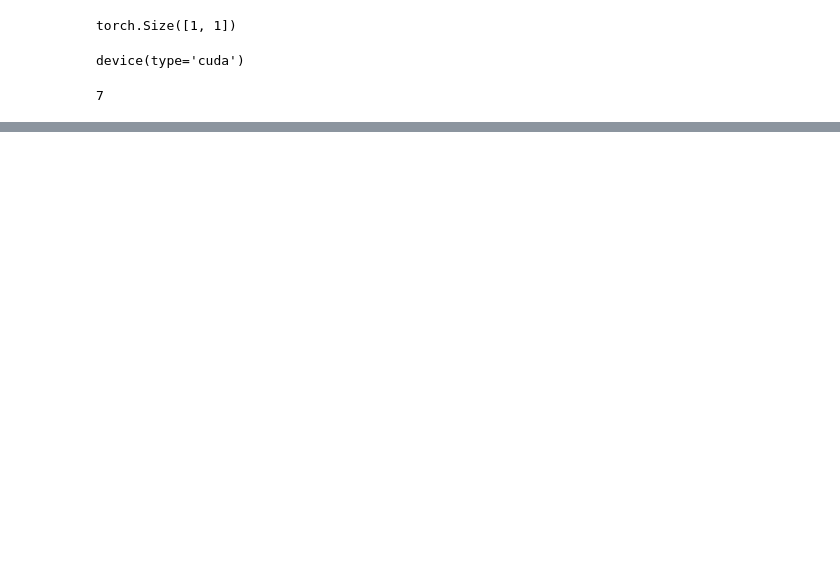
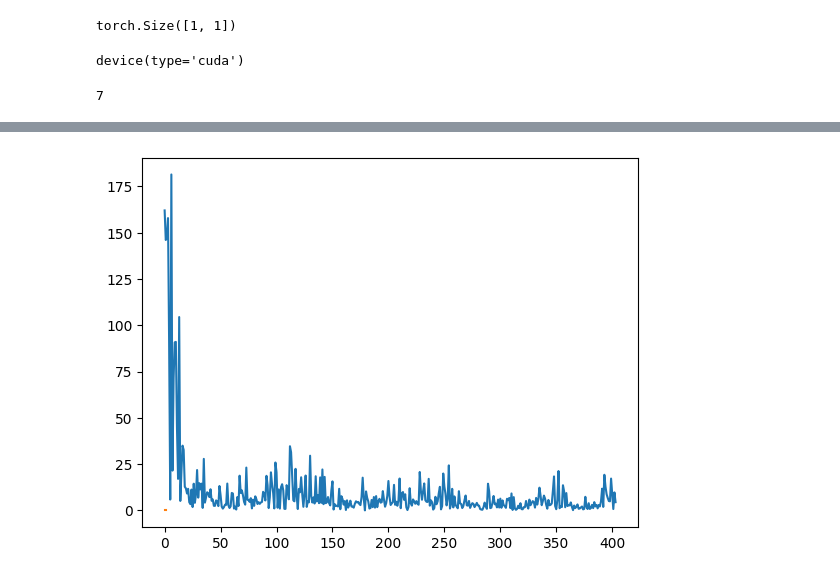
Before and after one commit to fangjunzhou/ttvp, a Jupyter notebook: cv.ipynb, the cells around one changed output, grey strips where cells are left out. Cells and saved outputs as stored; diff of their text form; code cells hidden in the pictures; blank space fills up the shorter version.

```diff
--- a/cv.ipynb
+++ b/cv.ipynb
@@ -138,7 +149,9 @@ class ContentToViewsDataset(Dataset):
 
         # change to tensor
         image_tensor = torch.tensor(np.array(image), dtype=torch.float32)
-        view_count = torch.tensor([int(view_count)], dtype=torch.float32)
+        view_count = torch.tensor([
+            np.log(int(view_count))
+            ], dtype=torch.float32)
 
         return image_tensor, view_count
 # %%
@@ -174,16 +187,15 @@ Clipping input data to the valid range for imshow with RGB data ([0..1] for floa
 # We will also normalize the image
 
 dataset = ContentToViewsDataset('data/thumbnailUS', "data/USvideos.csv",
-                                cap=100,
+                                cap=1000,
                                 transform=transforms.Compose([
     transforms.Resize((224, 224)),
-    transforms.ToTensor(),
-    transforms.Normalize((0.5, 0.5, 0.5), (0.5, 0.5, 0.5))
+    transforms.ToTensor()
 ]))
 # %%
 # split into train and test
-# train_size = int(0.8 * len(dataset))
-# test_size = len(dataset) - train_size
-train_size = 80
-test_size = 20
+train_size = int(0.8 * len(dataset))
+test_size = len(dataset) - train_size
+# train_size = 80
+# test_size = 20
 train_dataset, test_dataset = torch.utils.data.random_split(dataset, [train_size, test_size])
@@ -192,17 +207,16 @@ train_dataloader = DataLoader(train_dataset, batch_size=4, shuffle=True, num_wor
 test_dataloader = DataLoader(test_dataset, batch_size=4, shuffle=True, num_workers=2)
 # %%
 def start_training(model, epochs=25, train_loss_list:list = [], test_loss_list:list=[]):
-    optimizer = optim.Adam(model.parameters(), lr=0.001)
+    optimizer = optim.Adam(model.parameters(), lr=0.0001)
     criterion = nn.MSELoss()
-    train(model, optimizer, criterion, train_dataloader, test_dataloader, epochs=epochs
-          , train_loss_list=train_loss_list, test_loss_list=test_loss_list)
+    train(model, optimizer, criterion, train_dataloader, test_dataloader, epochs=epochs, train_loss_list=train_loss_list, test_loss_list=test_loss_list)
 # %%
 train_loss_list = []
 test_loss_list = []
 
-start_training(content2views, epochs=25, train_loss_list=train_loss_list, test_loss_list=test_loss_list)
+start_training(content2views, epochs=2 , train_loss_list=train_loss_list, test_loss_list=test_loss_list)
 
-plt.plot(train_loss_list )
+plt.plot(train_loss_list)
 plt.plot(test_loss_list)
 plt.show()
 # %% [output]
@@ -226,0 +231 @@ Test loss: 1576704298188.8
+[figure, added]
```
Also changed, not shown: parts of 8 cells of this notebook, 1 other file.
